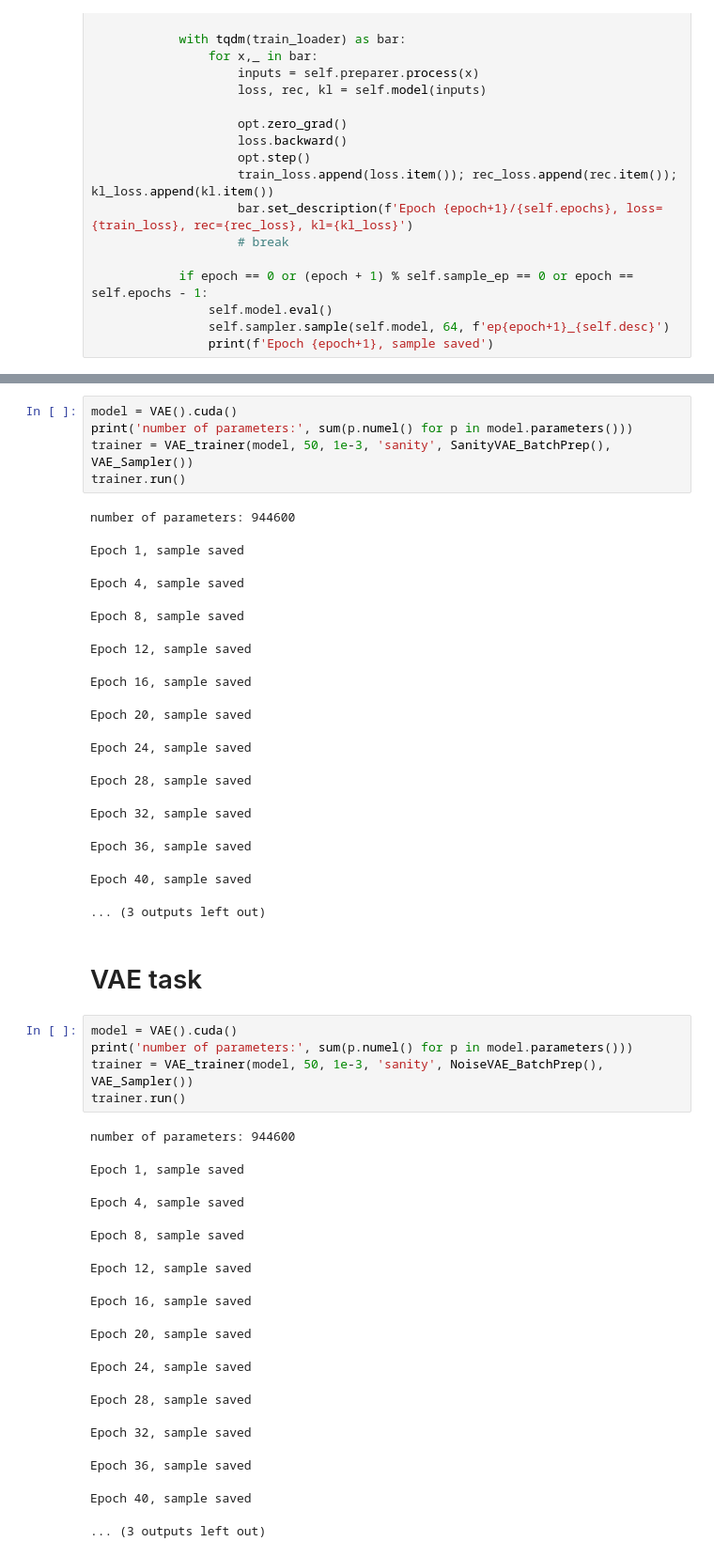
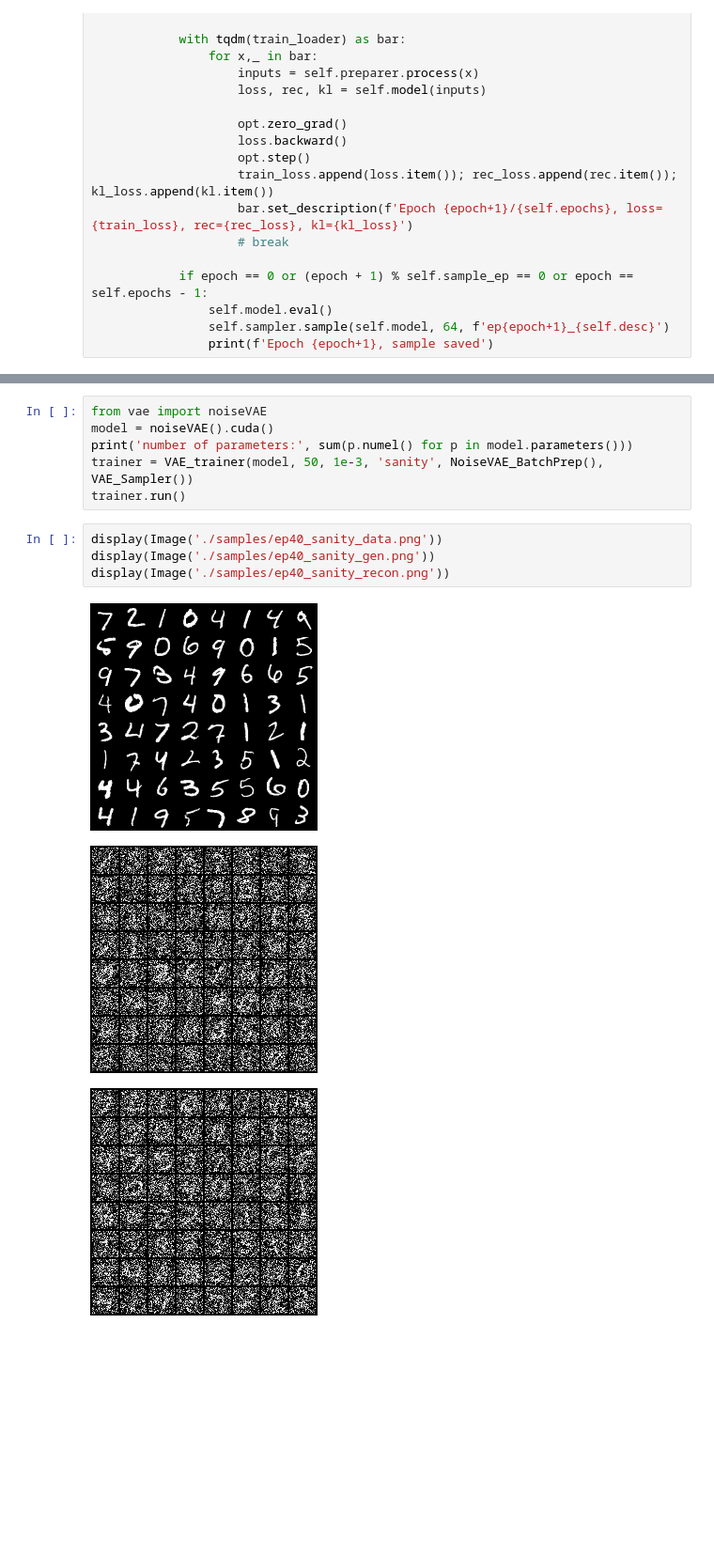
Before and after one commit to Hope7Happiness/6s978_project, a Jupyter notebook: vae.ipynb, the cells around one changed output, grey strips where cells are left out. Shown: that part at 94% size. Saved outputs shown, nothing was run; the diff lists cells and outputs as text; blank space fills up the shorter version.

```diff
--- a/vae.ipynb
+++ b/vae.ipynb
@@ -130,40 +133,14 @@ from vae import VAE
 # %%
-model = VAE().cuda()
+from vae import noiseVAE
+model = noiseVAE().cuda()
 print('number of parameters:', sum(p.numel() for p in model.parameters()))
-trainer = VAE_trainer(model, 50, 1e-3, 'sanity', SanityVAE_BatchPrep(), VAE_Sampler())
+trainer = VAE_trainer(model, 50, 1e-3, 'sanity', NoiseVAE_BatchPrep(), VAE_Sampler())
 trainer.run()
-# %% [output]
-number of parameters: 944600
-Epoch 1, sample saved
-Epoch 4, sample saved
-Epoch 8, sample saved
-Epoch 12, sample saved
-Epoch 16, sample saved
-Epoch 20, sample saved
-Epoch 24, sample saved
-Epoch 28, sample saved
-Epoch 32, sample saved
-Epoch 36, sample saved
-Epoch 40, sample saved
-... (3 outputs left out)
-# %% [markdown]
-# VAE task
-# %%
-model = VAE().cuda()
-print('number of parameters:', sum(p.numel() for p in model.parameters()))
-trainer = VAE_trainer(model, 50, 1e-3, 'sanity', NoiseVAE_BatchPrep(), VAE_Sampler())
-trainer.run()
-# %% [output]
-number of parameters: 944600
-Epoch 1, sample saved
-Epoch 4, sample saved
-Epoch 8, sample saved
-Epoch 12, sample saved
-Epoch 16, sample saved
-Epoch 20, sample saved
-Epoch 24, sample saved
-Epoch 28, sample saved
-Epoch 32, sample saved
-Epoch 36, sample saved
-Epoch 40, sample saved
-... (3 outputs left out)
+# %%
+display(Image('./samples/ep40_sanity_data.png'))
+display(Image('./samples/ep40_sanity_gen.png'))
+display(Image('./samples/ep40_sanity_recon.png'))
+# %% [output]
+[figure, added]
+[figure, added]
+[figure, added]
```
Also changed, not shown: parts of 4 cells of this notebook, 14 other files.
